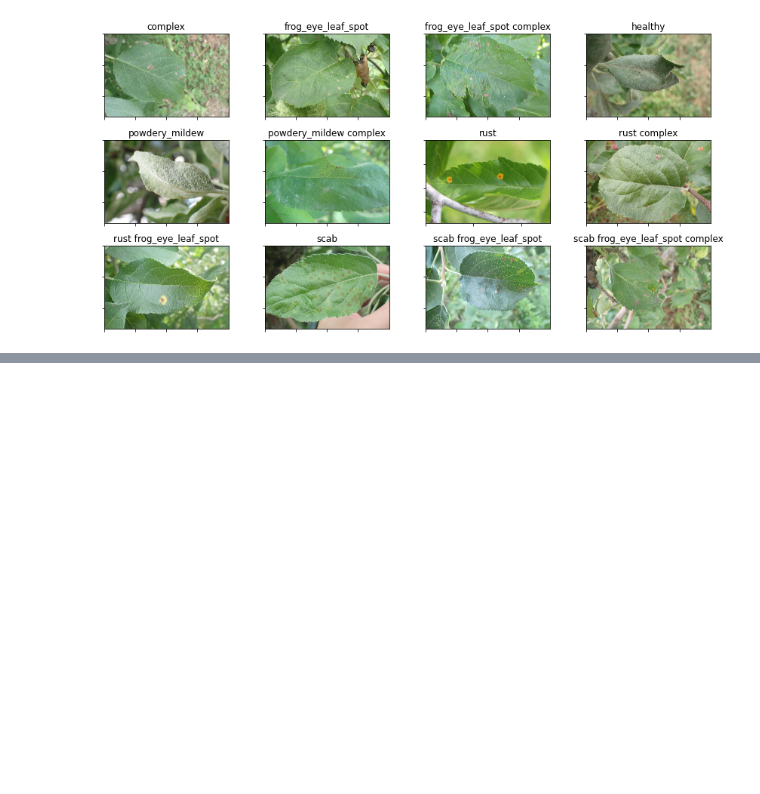
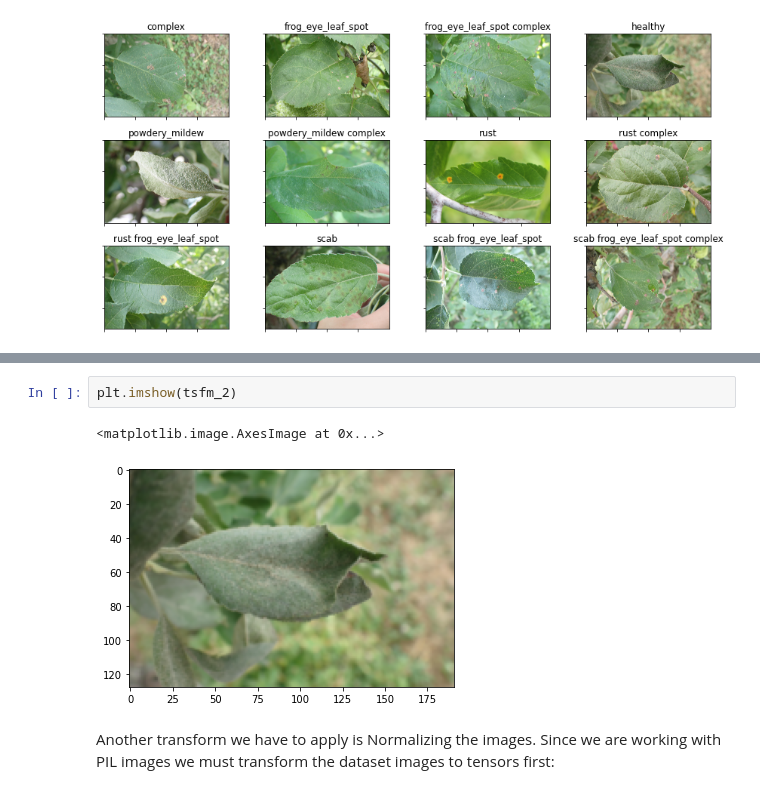
Before and after one commit to arturoruizs/Plant_Pathology_2021, a Jupyter notebook: plant_pathology.ipynb, the cells around one changed output, grey strips where cells are left out. Drawn from its saved outputs; the diff is of its cells as text; blank space fills up the shorter version.

```diff
--- a/plant_pathology.ipynb
+++ b/plant_pathology.ipynb
@@ -153,0 +281,7 @@ display_grid(images,labels,3,4)
+# %%
+plt.imshow(tsfm_2)
+# %% [output]
+<matplotlib.image.AxesImage at 0x...>
+[figure, added]
+# %% [markdown]
+Another transform we have to apply is Normalizing the images. Since we are working with PIL images we must transform the dataset images to tensors first:
```
Also changed, not shown: parts of 27 cells of this notebook.
